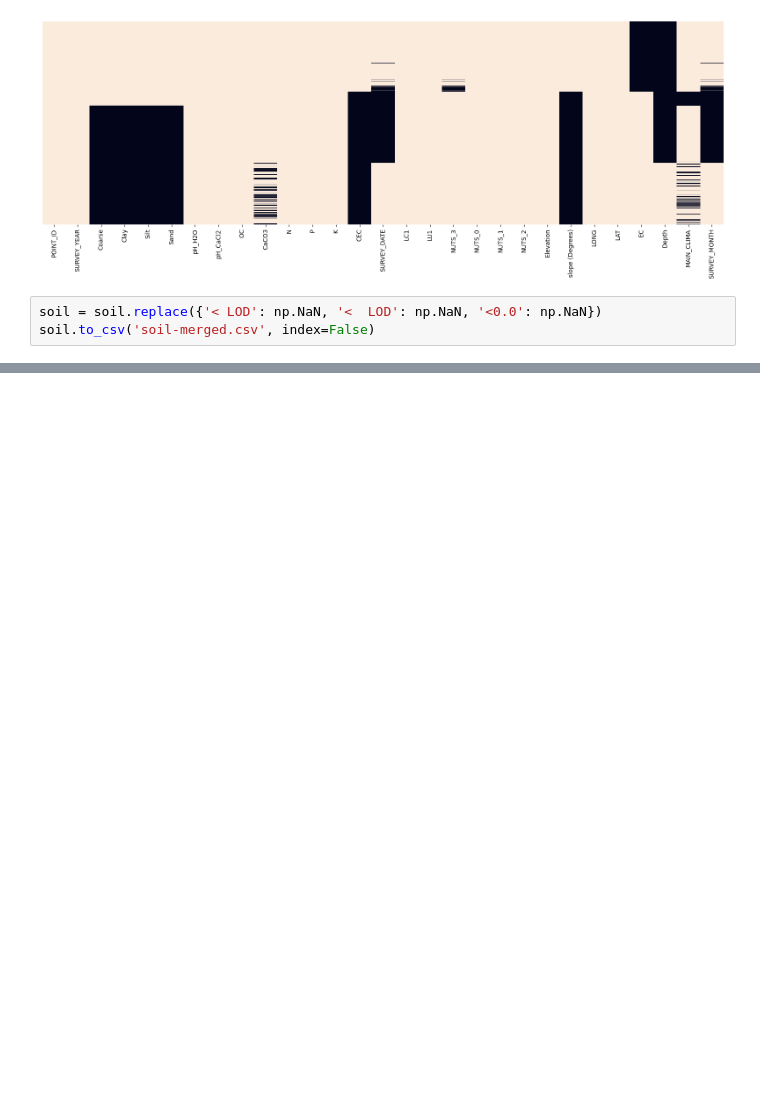
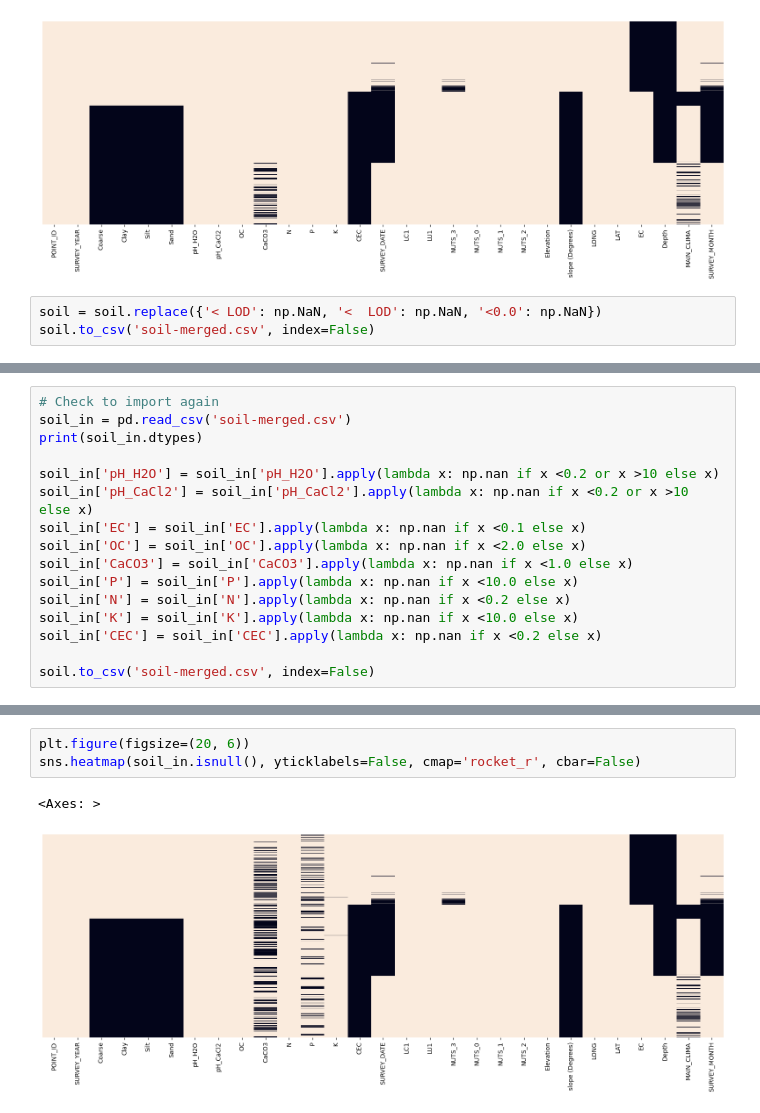
Before and after one commit to frosthog/AI4LSC, a Jupyter notebook: data/LUCAS_Soil_Data_Overview.ipynb, the cells around one changed output, grey strips where cells are left out. Cells and saved outputs as stored; diff of their text form; blank space fills up the shorter version.

```diff
--- a/data/LUCAS_Soil_Data_Overview.ipynb
+++ b/data/LUCAS_Soil_Data_Overview.ipynb
@@ -230,0 +209,16 @@ dtype: object
+# %%
+# Check to import again
+soil_in = pd.read_csv('soil-merged.csv')
+print(soil_in.dtypes)
+
+soil_in['pH_H2O'] = soil_in['pH_H2O'].apply(lambda x: np.nan if x <0.2 or x >10 else x)
+soil_in['pH_CaCl2'] = soil_in['pH_CaCl2'].apply(lambda x: np.nan if x <0.2 or x >10 else x)
+soil_in['EC'] = soil_in['EC'].apply(lambda x: np.nan if x <0.1 else x)
+soil_in['OC'] = soil_in['OC'].apply(lambda x: np.nan if x <2.0 else x)
+soil_in['CaCO3'] = soil_in['CaCO3'].apply(lambda x: np.nan if x <1.0 else x)
+soil_in['P'] = soil_in['P'].apply(lambda x: np.nan if x <10.0 else x)
+soil_in['N'] = soil_in['N'].apply(lambda x: np.nan if x <0.2 else x)
+soil_in['K'] = soil_in['K'].apply(lambda x: np.nan if x <10.0 else x)
+soil_in['CEC'] = soil_in['CEC'].apply(lambda x: np.nan if x <0.2 else x)
+
+soil.to_csv('soil-merged.csv', index=False)
@@ -230,0 +243,6 @@ dtype: object
+# %%
+plt.figure(figsize=(20, 6))
+sns.heatmap(soil_in.isnull(), yticklabels=False, cmap='rocket_r', cbar=False)
+# %% [output]
+<Axes: >
+[figure, added]
```
Also changed, not shown: parts of 8 cells of this notebook, 1 other file.
